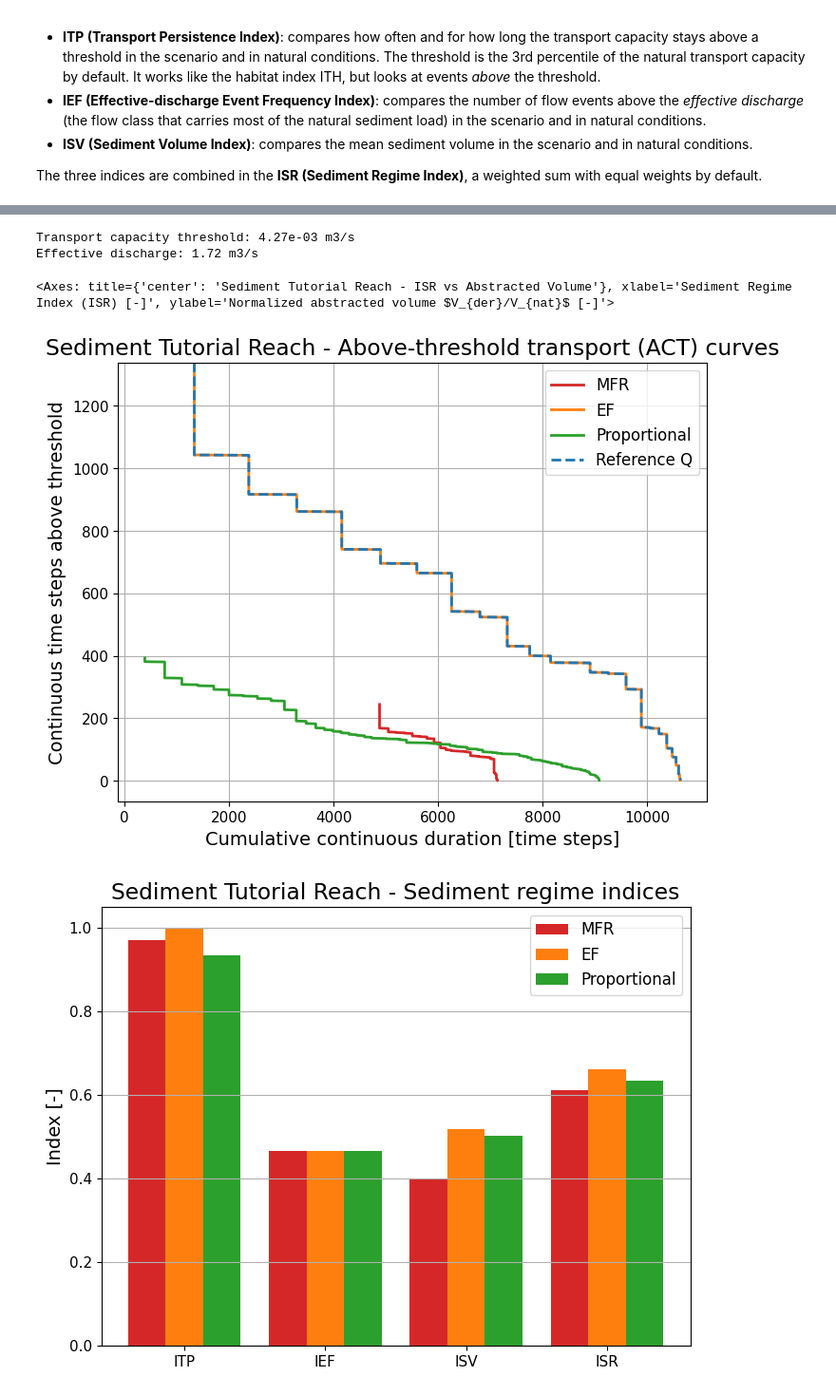
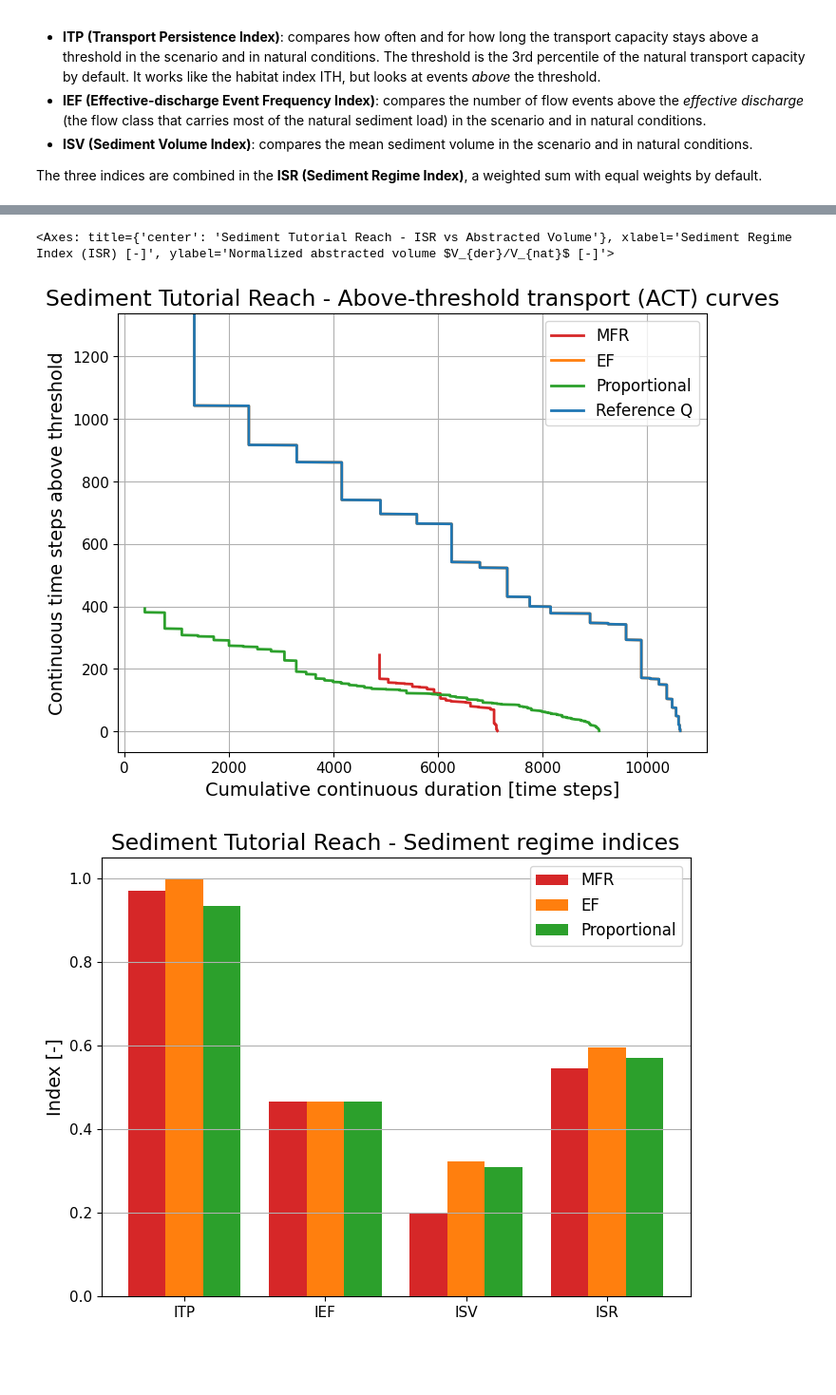
Before and after one commit to sara-acqua/sarawater, a Jupyter notebook: tutorials/tutorial_3_sediment_transport/tutorial_3_sediment_transport.ipynb, the cells around one changed output, grey strips where cells are left out. Shown at 95% size. Drawn from its saved outputs; the diff is of its cells as text; code cells hidden in the pictures; blank space fills up the shorter version.

Commit message:
update sediment tutorial and gsd docs

```diff
--- a/tutorials/tutorial_3_sediment_transport/tutorial_3_sediment_transport.ipynb
+++ b/tutorials/tutorial_3_sediment_transport/tutorial_3_sediment_transport.ipynb
@@ -64,3 +76,3 @@ In this tutorial, we will use a single grain-size distribution and rectangular c
 # %%
-my_reach.add_cross_section_geometry(slope=0.05, ks=20, width=1.0)
-my_reach.add_grain_size_distribution(1.0)
+my_reach.add_cross_section_geometry(slope=0.01, ks=15, width=20.0)
+my_reach.add_grain_size_distribution(2.0)
@@ -468,14 +404,8 @@ The ACT curves show the cumulative duration of the above-threshold transport eve
 # %%
-first_result = my_reach.scenarios[0].sediment_indices
-print(f"Transport capacity threshold: {first_result.Qs_threshold_ref:.2e} m3/s")
-print(f"Effective discharge: {first_result.Qeff_ref:.2f} m3/s")
-
 plotter.plot_act_curves(save=True)
 plotter.plot_sediment_indices_summary(save=True)
 plotter.plot_sediment_regime_index_vs_volume()
 # %% [output]
-Transport capacity threshold: 4.27e-03 m3/s
-Effective discharge: 1.72 m3/s
+<Axes: title={'center': 'Sediment Tutorial Reach - ISR vs Abstracted Volume'}, xlabel='Sediment Regime Index (ISR) [-]', ylabel='Normalized abstracted volume $V_{der}/V_{nat}$ [-]'>
-<Axes: title={'center': 'Sediment Tutorial Reach - ISR vs Abstracted Volume'}, xlabel='Sediment Regime Index (ISR) [-]', ylabel='Normalized abstracted volume $V_{der}/V_{nat}$ [-]'>
-[figure, old version]
+[figure, new version]
-[figure, old version]
+[figure, new version]
```
Also changed, not shown: parts of 19 cells of this notebook, 7 other files.
